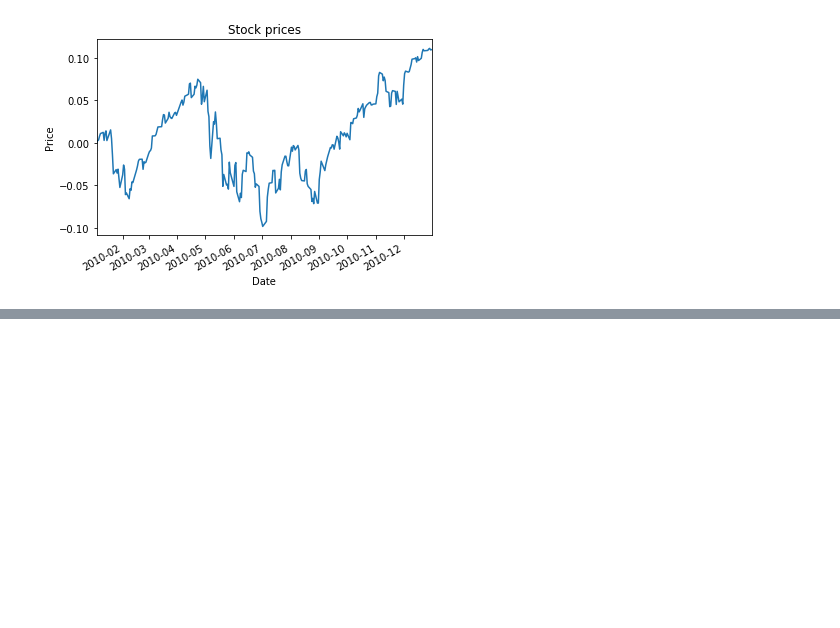
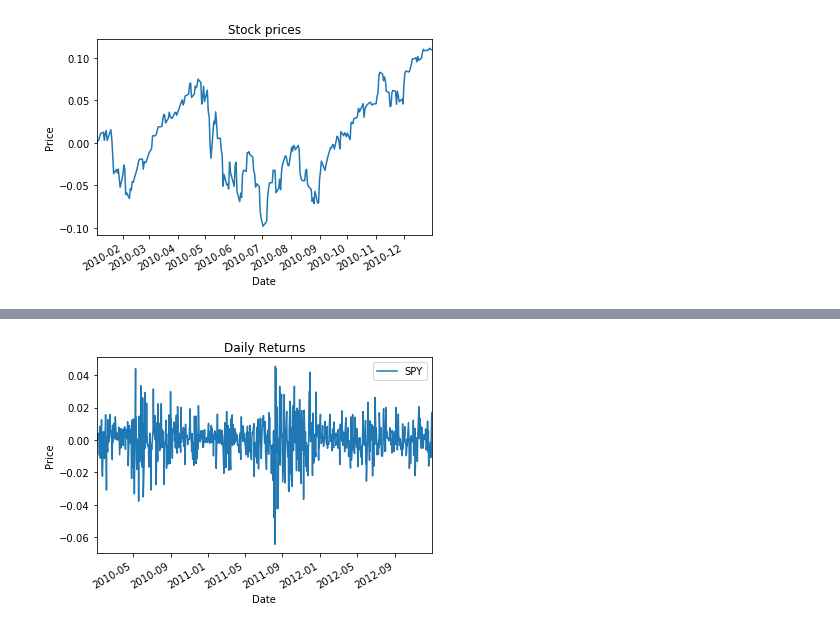
Before and after one commit to kmalhan/ml_trade, a Jupyter notebook: read_stock_data.ipynb, the cells around one changed output, grey strips where cells are left out. Saved outputs shown, nothing was run; the diff lists cells and outputs as text; code cells hidden in the pictures; blank space fills up the shorter version.

```diff
--- a/read_stock_data.ipynb
+++ b/read_stock_data.ipynb
@@ -425,0 +443,6 @@ plot_data(compute_cumulative_returns(df1))
+# %%
+# Compute daily returns
+daily_returns = compute_daily_returns_2(df)
+plot_data(daily_returns, title="Daily Returns")
+# %% [output]
+[figure, added]
```
Also changed, not shown: parts of 22 cells of this notebook, 1 other file.
